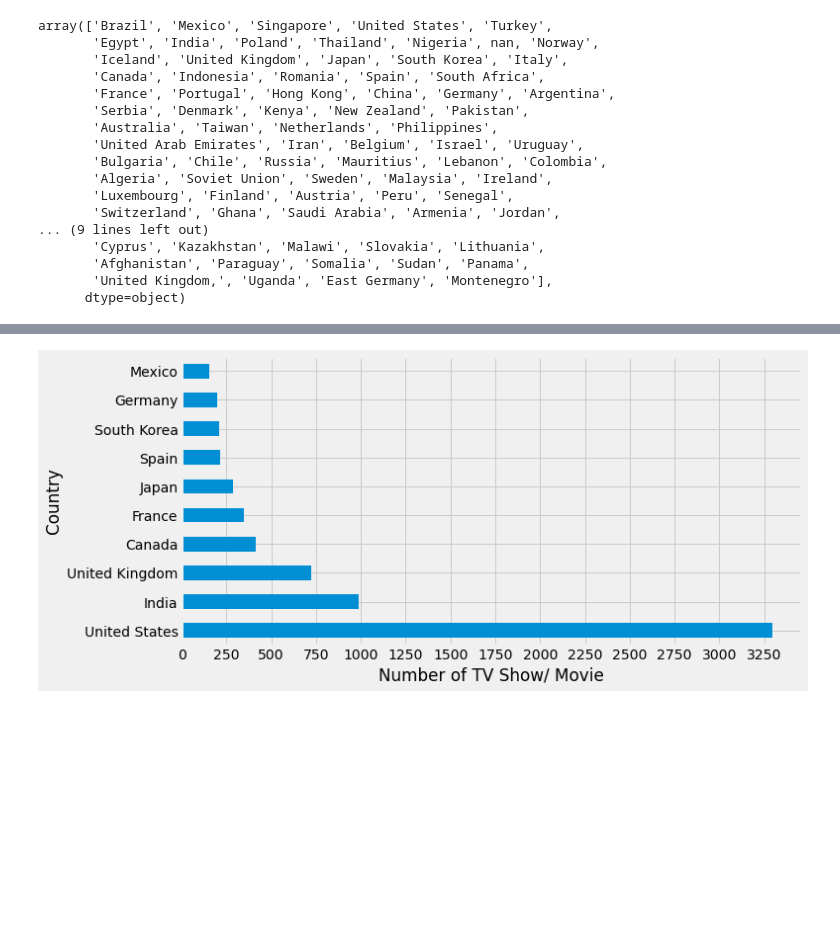
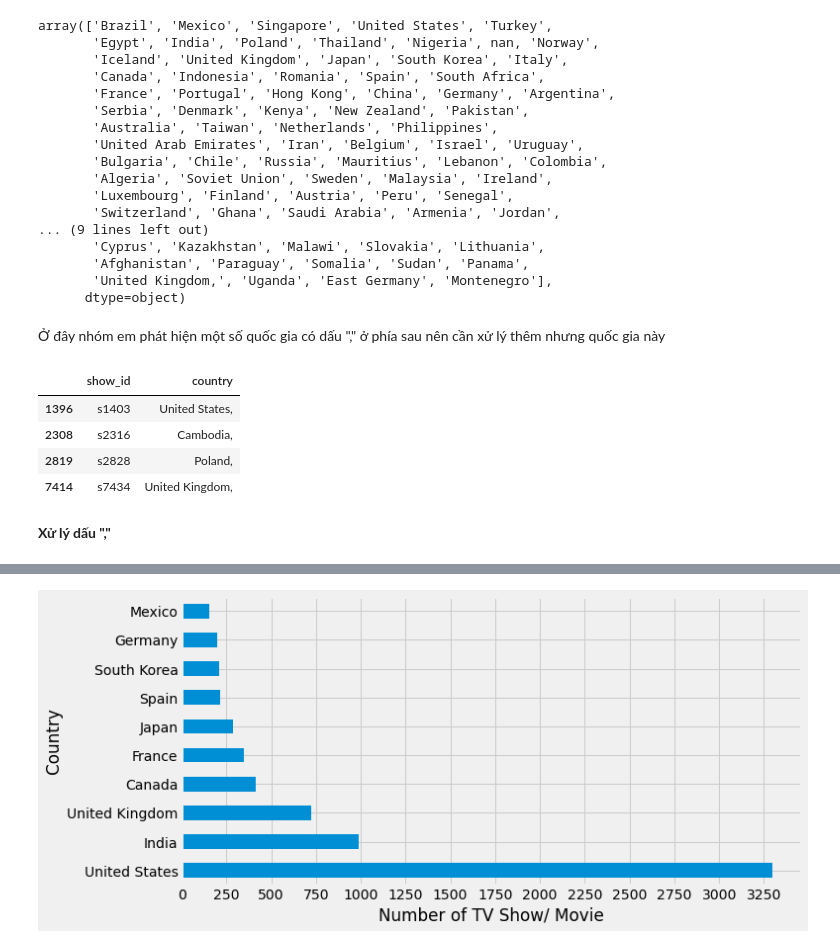
Before and after one commit to Duyvugithub/Final_P4DS, a Jupyter notebook: Notebook.ipynb, the cells around one changed output, grey strips where cells are left out. Saved outputs shown, nothing was run; the diff lists cells and outputs as text; code cells hidden in the pictures; blank space fills up the shorter version.

```diff
--- a/Notebook.ipynb
+++ b/Notebook.ipynb
@@ -469,3 +468,16 @@ array(['Brazil', 'Mexico', 'Singapore', 'United States', 'Turkey',
        'Afghanistan', 'Paraguay', 'Somalia', 'Sudan', 'Panama',
        'United Kingdom,', 'Uganda', 'East Germany', 'Montenegro'],
       dtype=object)
+# %% [markdown]
+Ở đây nhóm em phát hiện một số quốc gia có dấu "," ở phía sau nên cần xử lý thêm nhưng quốc gia này
+# %%
+df = country_df.fillna('unknow')
+df[df['country'].str.contains(',')]
+# %% [output]
+|  | show_id | country |
+| 1396 | s1403 | United States, |
+| 2308 | s2316 | Cambodia, |
+| 2819 | s2828 | Poland, |
+| 7414 | s7434 | United Kingdom, |
+# %% [markdown]
+**Xử lý dấu ","**
```
Also changed, not shown: parts of 14 cells of this notebook.
